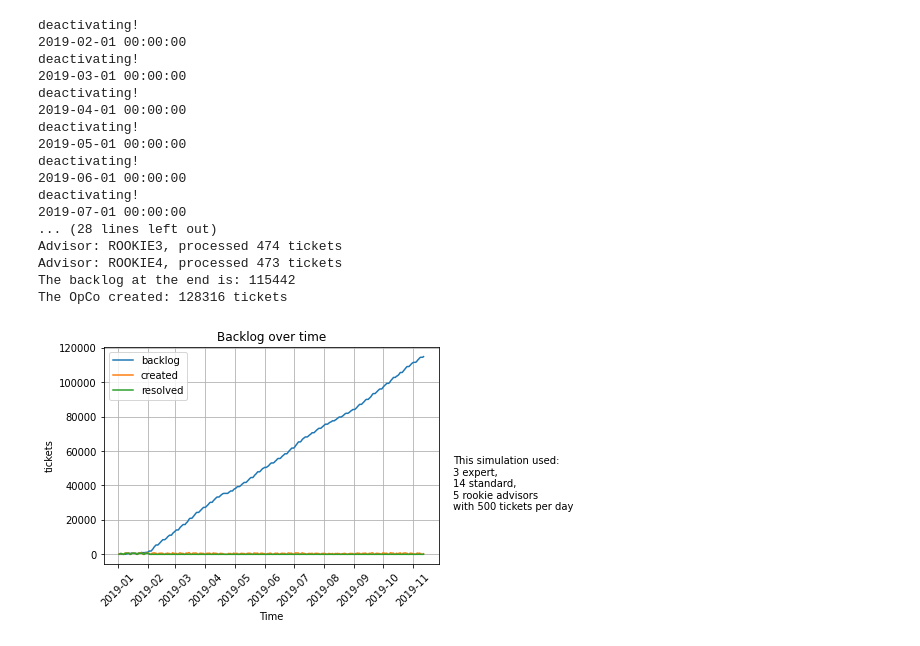
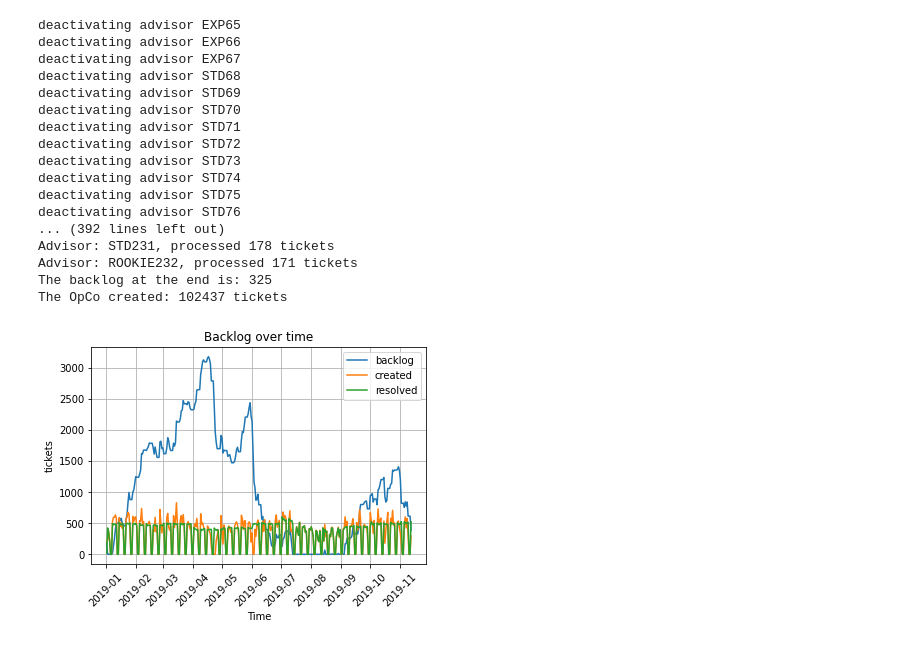
Before and after one commit to jloser/ticket_simulation, a Jupyter notebook: ticket_simulation.ipynb, the cells around one changed output. Saved outputs shown, nothing was run; the diff lists cells and outputs as text; code cells hidden in the pictures.

```diff
--- a/ticket_simulation.ipynb
+++ b/ticket_simulation.ipynb
@@ -468,18 +476,16 @@ def main():
     clock = Clock(env, START_DATE)
     # create a seasonality object
     seasonality = Seasonality()
+    # create the HR process hires and fires advisors
+    hr = Human_resources(env, ticket_system, clock, tracker)
     # create an OpCo instance who creates tickets
     customer = Customer(env, ticket_system, clock, seasonality)
-    # create advirsor, who will process tickets
-    advisors = create_advisors(env, ticket_system, clock, tracker)
     # setup some monitoring that returns the backlog state
     env.process(monitoring_process(env, ticket_system, tracker, MONITORING_TIME))
-    # start the process that cleans up the advisors every month
-    env.process(clean_advisors(clock, advisors))
     # start the simulation
     env.run(until=SIM_TIME)
     # print how many tickets each advisor processed
-    for a in advisors:
+    for a in hr.advisors:
         print(
             f"Advisor: {a.get_id()}, processed {a.get_processed()} tickets"
         )
@@ -491,23 +497,23 @@ if __name__ == "__main__":
 
     main()
 # %% [output]
-deactivating!
-2019-02-01 00:00:00
-deactivating!
-2019-03-01 00:00:00
-deactivating!
-2019-04-01 00:00:00
-deactivating!
-2019-05-01 00:00:00
-deactivating!
-2019-06-01 00:00:00
-deactivating!
-2019-07-01 00:00:00
-... (28 lines left out)
-Advisor: ROOKIE3, processed 474 tickets
-Advisor: ROOKIE4, processed 473 tickets
-The backlog at the end is: 115442
-The OpCo created: 128316 tickets
+deactivating advisor EXP65
+deactivating advisor EXP66
+deactivating advisor EXP67
+deactivating advisor STD68
+deactivating advisor STD69
+deactivating advisor STD70
+deactivating advisor STD71
+deactivating advisor STD72
+deactivating advisor STD73
+deactivating advisor STD74
+deactivating advisor STD75
+deactivating advisor STD76
+... (392 lines left out)
+Advisor: STD231, processed 178 tickets
+Advisor: ROOKIE232, processed 171 tickets
+The backlog at the end is: 325
+The OpCo created: 102437 tickets
 # %%
 # import visualisation stuff
 import matplotlib
@@ -522,28 +528,28 @@ df['datetime'] = pd.to_timedelta(df['time2'], unit='h') + pd.Timestamp(START_DAT
 # %%
 # prepare the plot
 
 t = df.loc[:, "datetime"]
 b = df.loc[:, "backlog"]
 c = df.loc[:, "created"]
 r = df.loc[:, "resolved"]
 
 fig, ax = plt.subplots()
 (line1,) = ax.plot(t, b, label="backlog")
 (line2,) = ax.plot(t, c, label="created")
 (line3,) = ax.plot(t, r, label="resolved")
 
-advisors_exp = ADVISORS["EXP"]["NUM"]
-advisors_std = ADVISORS["STD"]["NUM"]
-advisors_rookie = ADVISORS["ROOKIE"]["NUM"]
+#advisors_exp = ADVISORS["EXP"]["NUM"]
+#advisors_std = ADVISORS["STD"]["NUM"]
+#advisors_rookie = ADVISORS["ROOKIE"]["NUM"]
 x_loc = t.max() + timedelta(days=30)
 y_loc = b.max() / 2
-text = f"This simulation used: \n{advisors_exp} expert,\n{advisors_std} standard,\n{advisors_rookie} rookie advisors\nwith {TICKETS_PER_DAY} tickets per day"
+#text = f"This simulation used: \n{advisors_exp} expert,\n{advisors_std} standard,\n{advisors_rookie} rookie advisors\nwith {TICKETS_PER_DAY} tickets per day"
 
 ax.set(xlabel="Time", ylabel="tickets", title="Backlog over time")
 ax.grid()
 ax.legend()
-ax.text(x_loc, y_loc, text, horizontalalignment="left", verticalalignment="top")
+# ax.text(x_loc, y_loc, text, horizontalalignment="left", verticalalignment="top")
 plt.xticks(rotation="45")
 plt.show()
 # %% [output]
-[figure, old version]
+[figure, new version]
```
Also changed, not shown: parts of 2 cells of this notebook, 2 other files.
